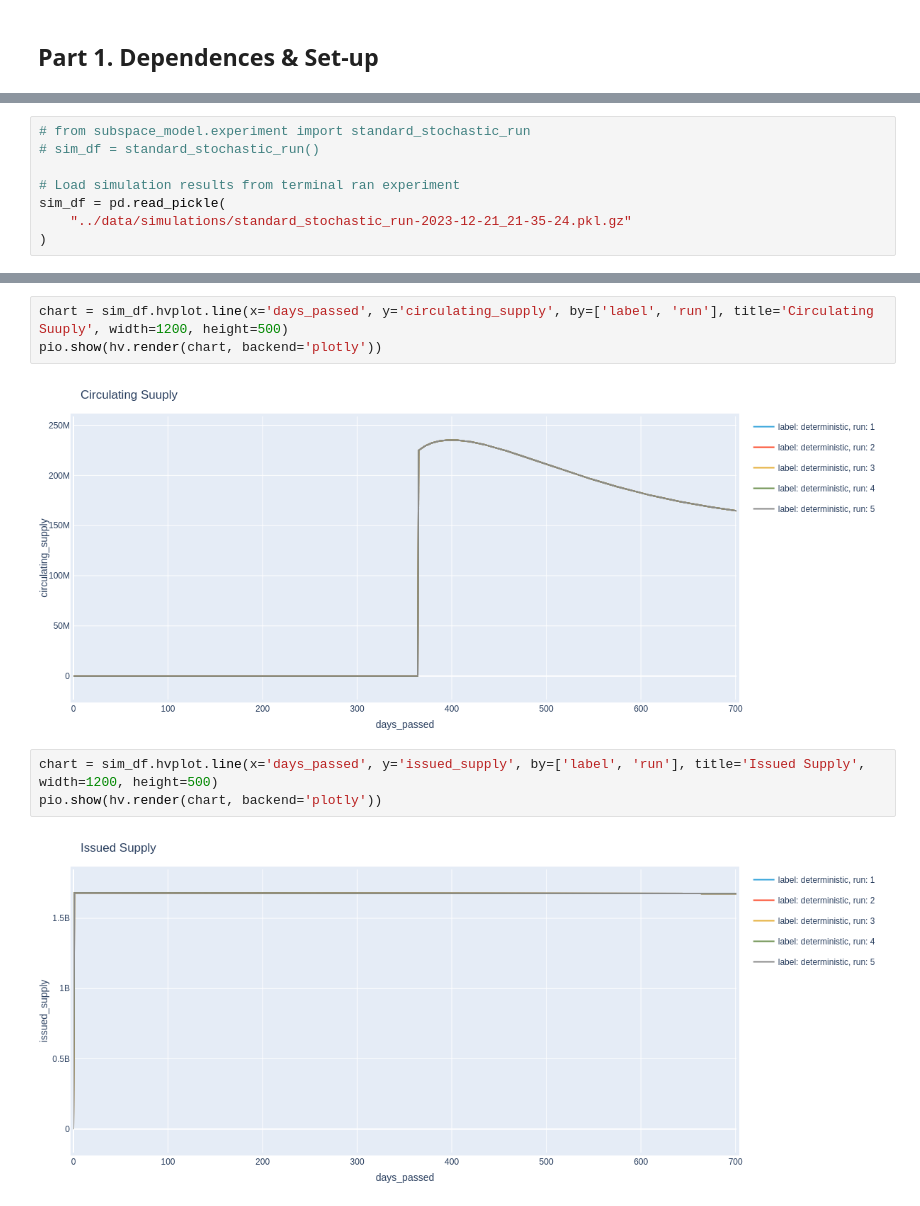
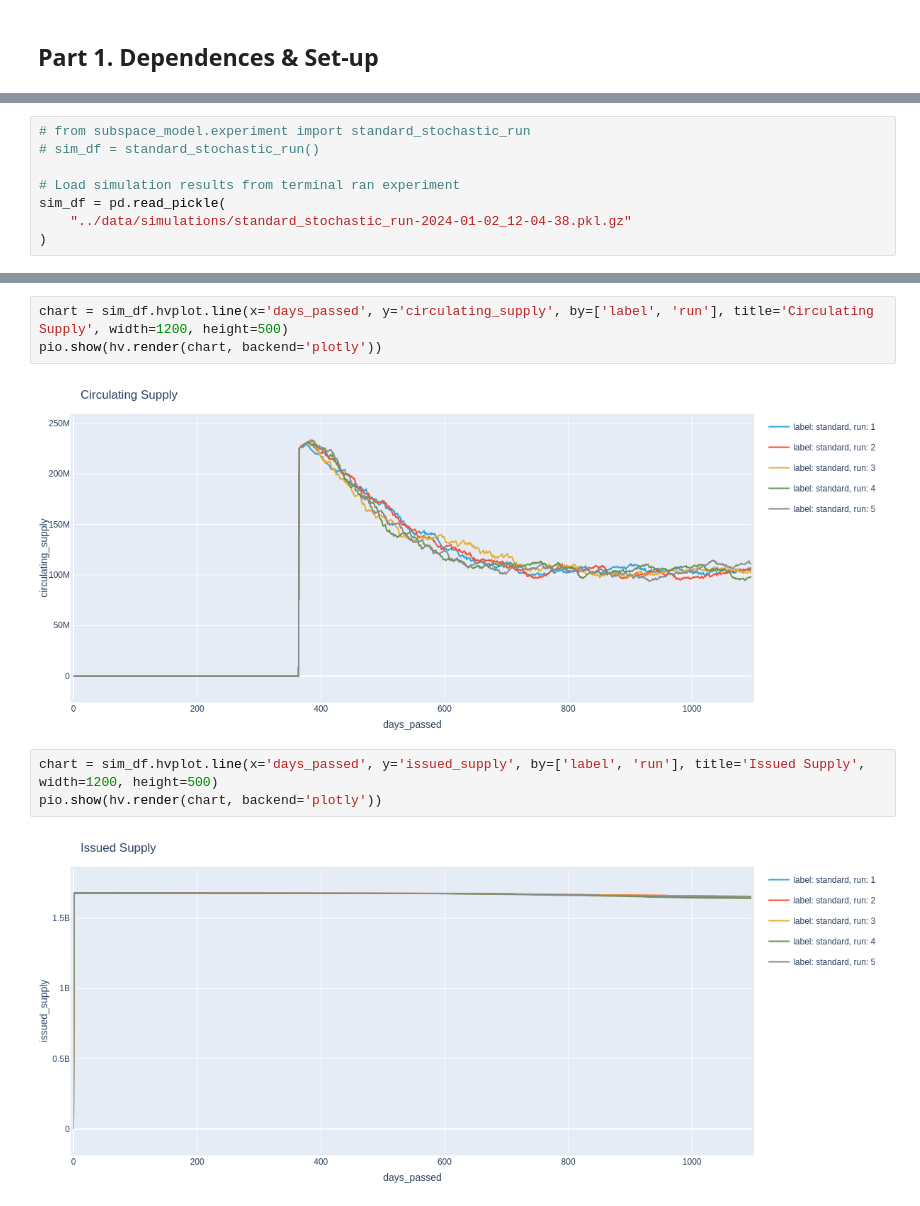
Before and after one commit to BlockScience/subspace, a Jupyter notebook: notebooks/2-standard_stochastic.ipynb, the cells around one changed output, grey strips where cells are left out. Drawn from its saved outputs; the diff is of its cells as text.

```diff
--- a/notebooks/2-standard_stochastic.ipynb
+++ b/notebooks/2-standard_stochastic.ipynb
@@ -28,5 +31,5 @@ pio.renderers.default = "png" # For GitHub rendering
 
 # Load simulation results from terminal ran experiment
 sim_df = pd.read_pickle(
-    "../data/simulations/standard_stochastic_run-2023-12-21_21-35-24.pkl.gz"
+    "../data/simulations/standard_stochastic_run-2024-01-02_12-04-38.pkl.gz"
 )
@@ -33,13 +78,13 @@ sim_df = pd.read_pickle(
 # %%
-chart = sim_df.hvplot.line(x='days_passed', y='circulating_supply', by=['label', 'run'], title='Circulating Suuply', width=1200, height=500)
+chart = sim_df.hvplot.line(x='days_passed', y='circulating_supply', by=['label', 'run'], title='Circulating Supply', width=1200, height=500)
 pio.show(hv.render(chart, backend='plotly'))
 # %% [output]
-[figure, old version]
+[figure, new version]
 # %%
 chart = sim_df.hvplot.line(x='days_passed', y='issued_supply', by=['label', 'run'], title='Issued Supply', width=1200, height=500)
 pio.show(hv.render(chart, backend='plotly'))
 # %% [output]
-[figure, old version]
+[figure, new version]
 # %%
 chart = sim_df.hvplot.line(x='days_passed', y='operator_pool_shares', by=['label', 'run'], title='Operator Pool Shares', width=1200, height=500)
 pio.show(hv.render(chart, backend='plotly'))
```
Also changed, not shown: parts of 19 cells of this notebook, 4 other files.
